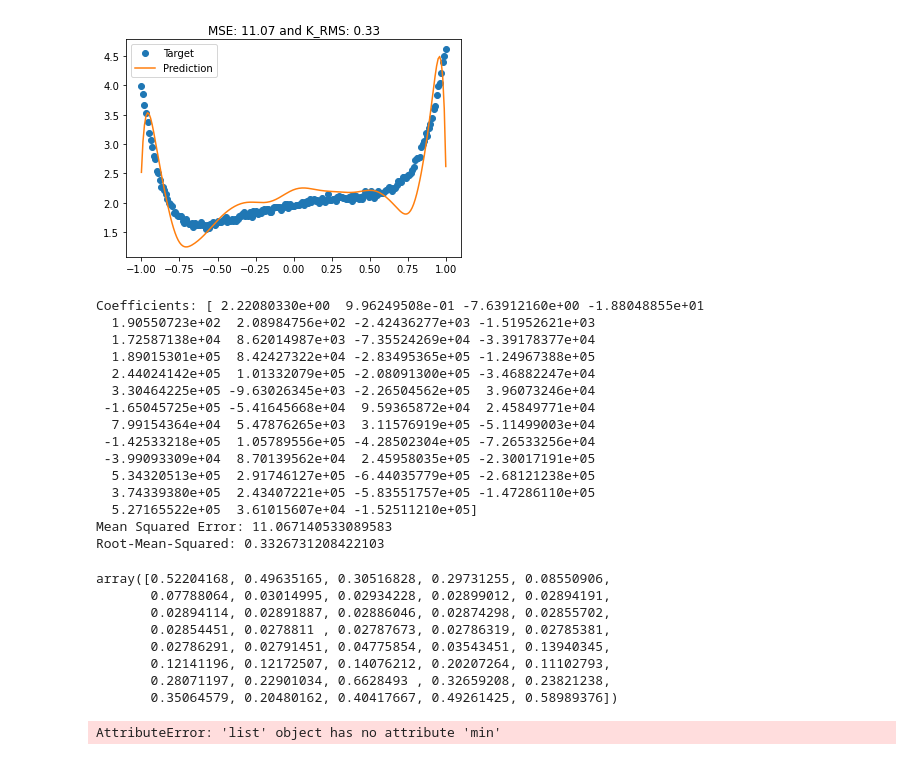
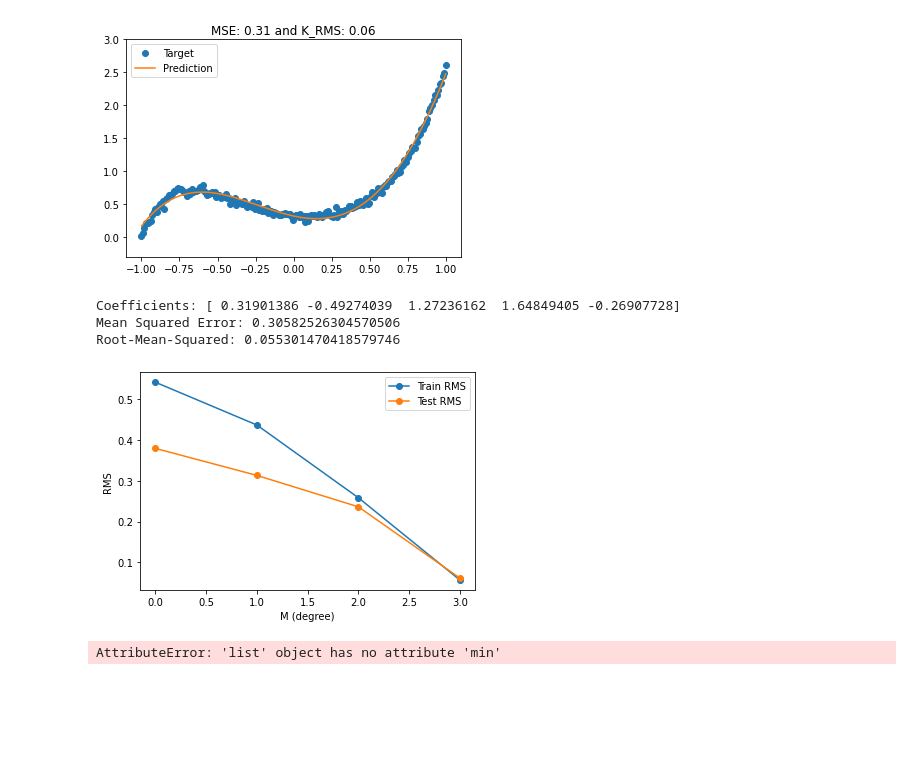
Before and after one commit to lorenzom222/Polyhunt, a Jupyter notebook: draft.ipynb, the cells around one changed output. Cells and saved outputs as stored; diff of their text form; code cells hidden in the pictures; blank space fills up the shorter version.

```diff
--- a/draft.ipynb
+++ b/draft.ipynb
@@ -97,7 +97,9 @@ def regularized_linear_regression(phi, t, lambda_):
     phit_phi = np.matmul(phi_t, phi)
     id = np.identity(size)
     phit_phi_l_i = phit_phi +lambda_ * id
-    phit_phi_inv = inverse_matrix(phit_phi_l_i)
+    # phit_phi_inv = inverse_matrix(phit_phi_l_i)
+    phit_phi_inv = np.linalg.inv(phit_phi_l_i)
+
     w_reg = np.matmul(phit_phi_inv, phi_t)
     w = np.matmul(w_reg, t)
     return w
@@ -212,58 +214,51 @@ def plot_tt(x, t, m, ratio, gamma, plots):
         plt.show()
     return train_rms, test_rms
 # %%
-input = load_data("sampleData/Y")
+input = load_data("sampleData/X")
 X, t = input
-M =50
-k = 5
+M =4
+# k = 5
 # %%
-fit = solve_curve_fitting(X, t, M, 0.0)
+fit = solve_curve_fitting(X, t, M, 0.00000000000)
 w = fit[0]
 y = fit[1]
 error = fit[2]
 rms = fit[3]
 
-plt.plot(X, t, 'o', label='Target')
-plt.plot(X, y, '-', label='Prediction')
-plt.legend()
+
+fig, ax = plt.subplots()
+
+
+
+ax.plot(X, t, 'o', label='Target')
+ax.plot(X, y, '-', label='Prediction')
+ax.legend()
 plt.title('MSE: {:.2f}'.format(error) + ' and K_RMS: {:.2f}'.format(rms))
+# Set the x-axis range
+ax.set_xlim(-1.1, 1.1)
+
+# Set the y-axis range
+ax.set_ylim(-0.3, 3)
+
+
 plt.show()
 
 
 print('Coefficients:', w)
 # print('Predicted values:', y)
 print('Mean Squared Error:', error)
 print('Root-Mean-Squared:', rms)
 # %% [output]
-[figure, old version]
+[figure, new version]
-Coefficients: [ 2.22080330e+00  9.96249508e-01 -7.63912160e+00 -1.88048855e+01
-  1.90550723e+02  2.08984756e+02 -2.42436277e+03 -1.51952621e+03
-  1.72587138e+04  8.62014987e+03 -7.35524269e+04 -3.39178377e+04
-  1.89015301e+05  8.42427322e+04 -2.83495365e+05 -1.24967388e+05
-  2.44024142e+05  1.01332079e+05 -2.08091300e+05 -3.46882247e+04
-  3.30464225e+05 -9.63026345e+03 -2.26504562e+05  3.96073246e+04
- -1.65045725e+05 -5.41645668e+04  9.59365872e+04  2.45849771e+04
-  7.99154364e+04  5.47876265e+03  3.11576919e+05 -5.11499003e+04
- -1.42533218e+05  1.05789556e+05 -4.28502304e+05 -7.26533256e+04
- -3.99093309e+04  8.70139562e+04  2.45958035e+05 -2.30017191e+05
-  5.34320513e+05  2.91746127e+05 -6.44035779e+05 -2.68121238e+05
-  3.74339380e+05  2.43407221e+05 -5.83551757e+05 -1.47286110e+05
-  5.27165522e+05  3.61015607e+04 -1.52511210e+05]
-Mean Squared Error: 11.067140533089583
-Root-Mean-Squared: 0.3326731208422103
+Coefficients: [ 0.31901386 -0.49274039  1.27236162  1.64849405 -0.26907728]
+Mean Squared Error: 0.30582526304570506
+Root-Mean-Squared: 0.055301470418579746
 # %%
 ratio = 7/10
-train_rms, test_rms = plot_tt(X, t, M, ratio, 0.0, False)
-np.array(train_rms)
+train_rms, test_rms = plot_tt(X, t, M, ratio, 0.0, True)
+# np.array(train_rms)
 # %% [output]
-array([0.52204168, 0.49635165, 0.30516828, 0.29731255, 0.08550906,
-       0.07788064, 0.03014995, 0.02934228, 0.02899012, 0.02894191,
-       0.02894114, 0.02891887, 0.02886046, 0.02874298, 0.02855702,
-       0.02854451, 0.0278811 , 0.02787673, 0.02786319, 0.02785381,
-       0.02786291, 0.02791451, 0.04775854, 0.03543451, 0.13940345,
-       0.12141196, 0.12172507, 0.14076212, 0.20207264, 0.11102793,
-       0.28071197, 0.22901034, 0.6628493 , 0.32659208, 0.23821238,
-       0.35064579, 0.20480162, 0.40417667, 0.49261425, 0.58989376])
+[figure, added]
 # %%
 a = np.array([1,2,3,4,5,1,6,1])
 print(np.where(train_rms == train_rms.min()))
```
Also changed, not shown: 3 other files.
